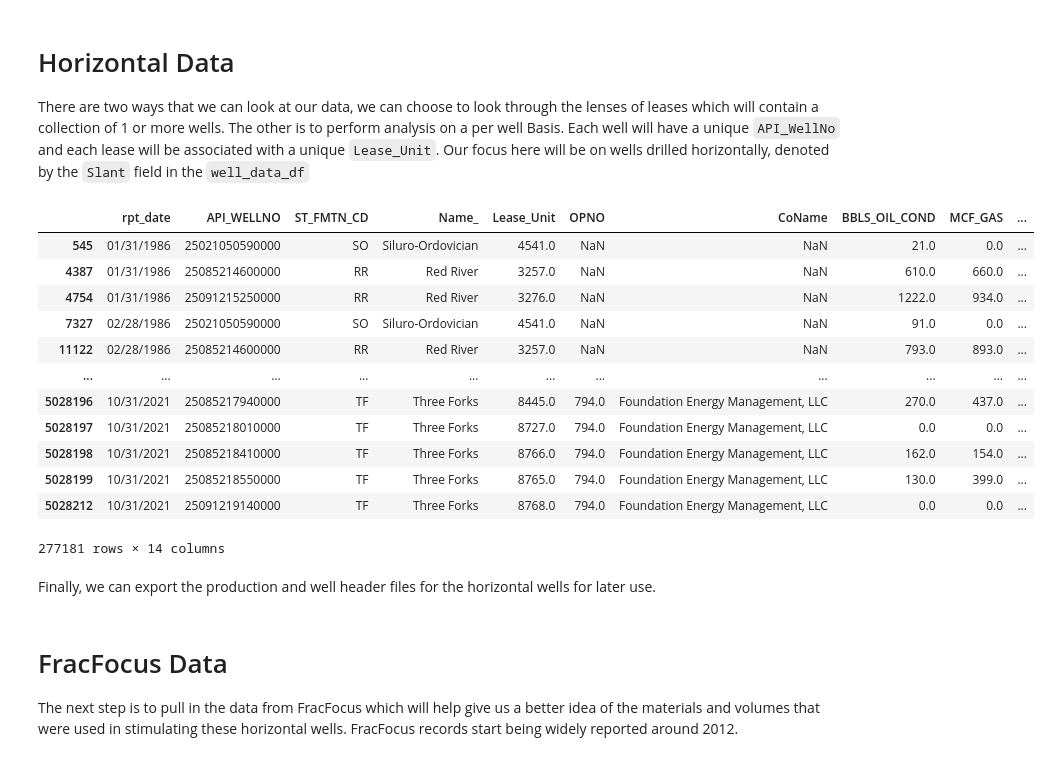
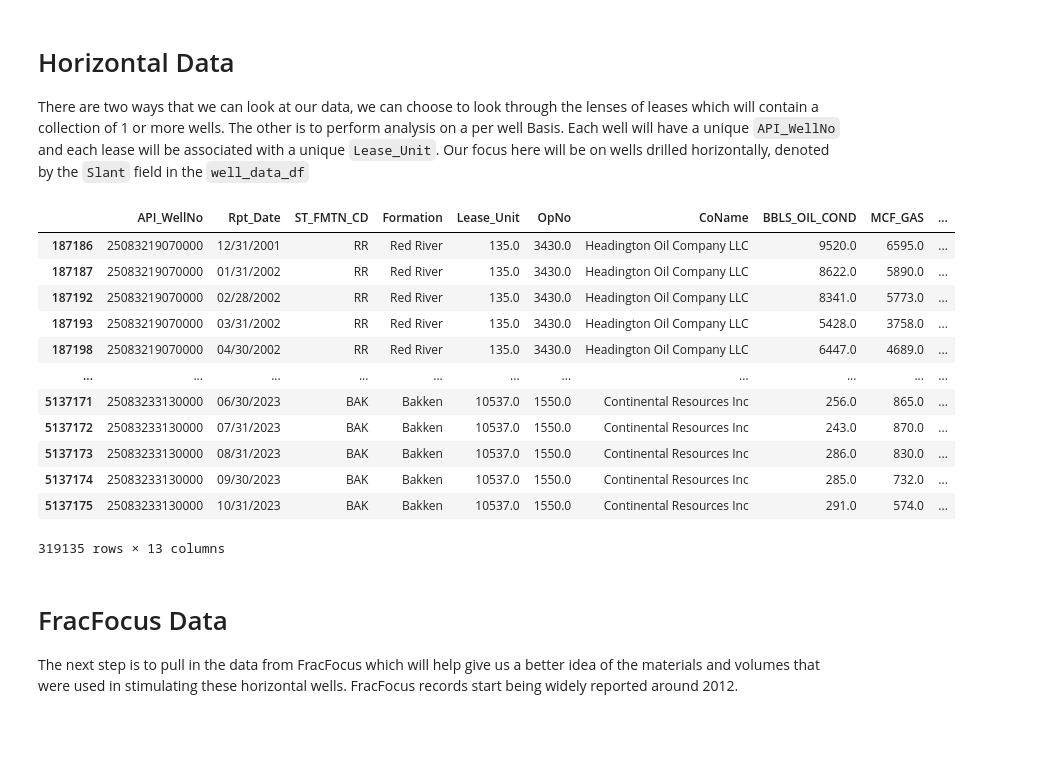
Before and after one commit to jromani-ds/MT_Oil, a Jupyter notebook: DataCollection.ipynb, the cells around one changed output. Drawn from its saved outputs; the diff is of its cells as text; code cells hidden in the pictures; blank space fills up the shorter version.

```diff
--- a/DataCollection.ipynb
+++ b/DataCollection.ipynb
@@ -9,8 +10,8 @@ import seaborn as sns
 from pull_data import pull_ff_data, pull_prod_data, pull_well_data
 # %%
 # pull data
-lease_prod_df, well_prod_df = pull_prod_data
-well_data_df = pull_well_data
+lease_prod_df, well_prod_df = pull_prod_data()
+well_data_df = pull_well_data()
 # %% [markdown]
 # View Data
 Let's start by taking a look at these 3 files pulled from the .zip file. There are three flat files. `lease_prod_df` contains production reported on a lease basis, `well_prod_df` contains production on a per well monthly basis, and `well_data_df` contains the well information (Producting status, field, horizontal, vertical drill profile, etc.)
@@ -85,11 +94,11 @@ well_data_df.describe()
 
 Remove wells and leases that have no hydrocarbon production. This could be due to wells only producing water, or problems with reporting.
 # %%
-well_prd_total = well_prod_df.groupby(['API_WELLNO']).sum() #sum the producing streams by api
+well_prd_total = well_prod_df.groupby(['API_WellNo']).sum() #sum the producing streams by api
 well_prd_total['BOE'] = well_prd_total['BBLS_OIL_COND'] + well_prd_total['MCF_GAS']/5.8 #get total bbls of oil equivalent
 well_prd_total = well_prd_total[well_prd_total['BOE']>0] #drop wells that didn't produce any oil and/or gas
 api_list = list(well_prd_total.index) #get list of the api #'s that are associated with wells that had non-zero production
-well_prod_df = well_prod_df[well_prod_df['API_WELLNO'].isin(api_list)]
+well_prod_df = well_prod_df[well_prod_df['API_WellNo'].isin(api_list)]
 # %%
 lease_prd_total = lease_prod_df.groupby(['Lease_Unit']).sum() #sum the producing streams by lease unit
 lease_prd_total['BOE'] = lease_prd_total['Oil_Prod'] + lease_prd_total['Gas_Prod']/5.8 #get total bbls of oil equivalent
@@ -101,23 +110,21 @@ lease_prod_df = lease_prod_df[lease_prod_df['Lease_Unit'].isin(lease_list)]
 
 There are two ways that we can look at our data, we can choose to look through the lenses of leases which will contain a collection of 1 or more wells. The other is to perform analysis on a per well Basis. Each well will have a unique `API_WellNo` and each lease will be associated with a unique `Lease_Unit`. Our focus here will be on wells drilled horizontally, denoted by the `Slant` field in the `well_data_df`
 # %%
-hz_wells = well_data_df[well_data_df['Slant'] == 'H']
+hz_wells = well_data_df[well_data_df['Slant'] == 'Horizontal']
 hz_wells_list = list(hz_wells['API_WellNo'])
-hz_wells_prod = well_prod_df[well_prod_df['API_WELLNO'].isin(hz_wells_list)]
+hz_wells_prod = well_prod_df[well_prod_df['API_WellNo'].isin(hz_wells_list)]
 hz_wells_prod
 # %% [output]
-|  | rpt_date | API_WELLNO | ST_FMTN_CD | Name_ | Lease_Unit | OPNO | CoName | BBLS_OIL_COND | MCF_GAS | ... |
-| 545 | 01/31/1986 | 25021050590000 | SO | Siluro-Ordovician | 4541.0 | NaN | NaN | 21.0 | 0.0 | ... |
-| 4387 | 01/31/1986 | 25085214600000 | RR | Red River | 3257.0 | NaN | NaN | 610.0 | 660.0 | ... |
-| 4754 | 01/31/1986 | 25091215250000 | RR | Red River | 3276.0 | NaN | NaN | 1222.0 | 934.0 | ... |
-| 7327 | 02/28/1986 | 25021050590000 | SO | Siluro-Ordovician | 4541.0 | NaN | NaN | 91.0 | 0.0 | ... |
-| 11122 | 02/28/1986 | 25085214600000 | RR | Red River | 3257.0 | NaN | NaN | 793.0 | 893.0 | ... |
+|  | API_WellNo | Rpt_Date | ST_FMTN_CD | Formation | Lease_Unit | OpNo | CoName | BBLS_OIL_COND | MCF_GAS | ... |
+| 187186 | 25083219070000 | 12/31/2001 | RR | Red River | 135.0 | 3430.0 | Headington Oil Company LLC | 9520.0 | 6595.0 | ... |
+| 187187 | 25083219070000 | 01/31/2002 | RR | Red River | 135.0 | 3430.0 | Headington Oil Company LLC | 8622.0 | 5890.0 | ... |
+| 187192 | 25083219070000 | 02/28/2002 | RR | Red River | 135.0 | 3430.0 | Headington Oil Company LLC | 8341.0 | 5773.0 | ... |
+| 187193 | 25083219070000 | 03/31/2002 | RR | Red River | 135.0 | 3430.0 | Headington Oil Company LLC | 5428.0 | 3758.0 | ... |
+| 187198 | 25083219070000 | 04/30/2002 | RR | Red River | 135.0 | 3430.0 | Headington Oil Company LLC | 6447.0 | 4689.0 | ... |
 | ... | ... | ... | ... | ... | ... | ... | ... | ... | ... | ... |
-| 5028196 | 10/31/2021 | 25085217940000 | TF | Three Forks | 8445.0 | 794.0 | Foundation Energy Management, LLC | 270.0 | 437.0 | ... |
-| 5028197 | 10/31/2021 | 25085218010000 | TF | Three Forks | 8727.0 | 794.0 | Foundation Energy Management, LLC | 0.0 | 0.0 | ... |
-| 5028198 | 10/31/2021 | 25085218410000 | TF | Three Forks | 8766.0 | 794.0 | Foundation Energy Management, LLC | 162.0 | 154.0 | ... |
-| 5028199 | 10/31/2021 | 25085218550000 | TF | Three Forks | 8765.0 | 794.0 | Foundation Energy Management, LLC | 130.0 | 399.0 | ... |
-| 5028212 | 10/31/2021 | 25091219140000 | TF | Three Forks | 8768.0 | 794.0 | Foundation Energy Management, LLC | 0.0 | 0.0 | ... |
+| 5137171 | 25083233130000 | 06/30/2023 | BAK | Bakken | 10537.0 | 1550.0 | Continental Resources Inc | 256.0 | 865.0 | ... |
+| 5137172 | 25083233130000 | 07/31/2023 | BAK | Bakken | 10537.0 | 1550.0 | Continental Resources Inc | 243.0 | 870.0 | ... |
+| 5137173 | 25083233130000 | 08/31/2023 | BAK | Bakken | 10537.0 | 1550.0 | Continental Resources Inc | 286.0 | 830.0 | ... |
+| 5137174 | 25083233130000 | 09/30/2023 | BAK | Bakken | 10537.0 | 1550.0 | Continental Resources Inc | 285.0 | 732.0 | ... |
+| 5137175 | 25083233130000 | 10/31/2023 | BAK | Bakken | 10537.0 | 1550.0 | Continental Resources Inc | 291.0 | 574.0 | ... |
-277181 rows × 14 columns
+319135 rows × 13 columns
-# %% [markdown]
-Finally, we can export the production and well header files for the horizontal wells for later use.
```
Also changed, not shown: parts of 27 cells of this notebook, 6 other files.
